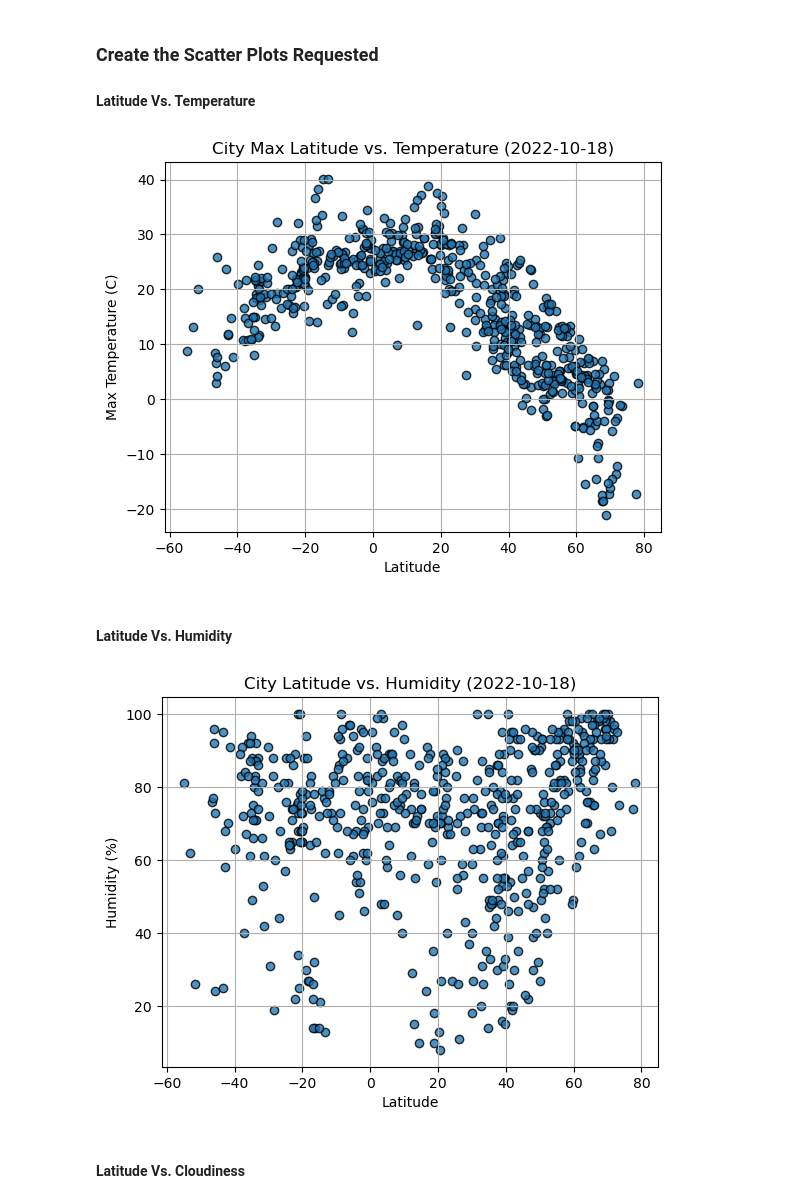
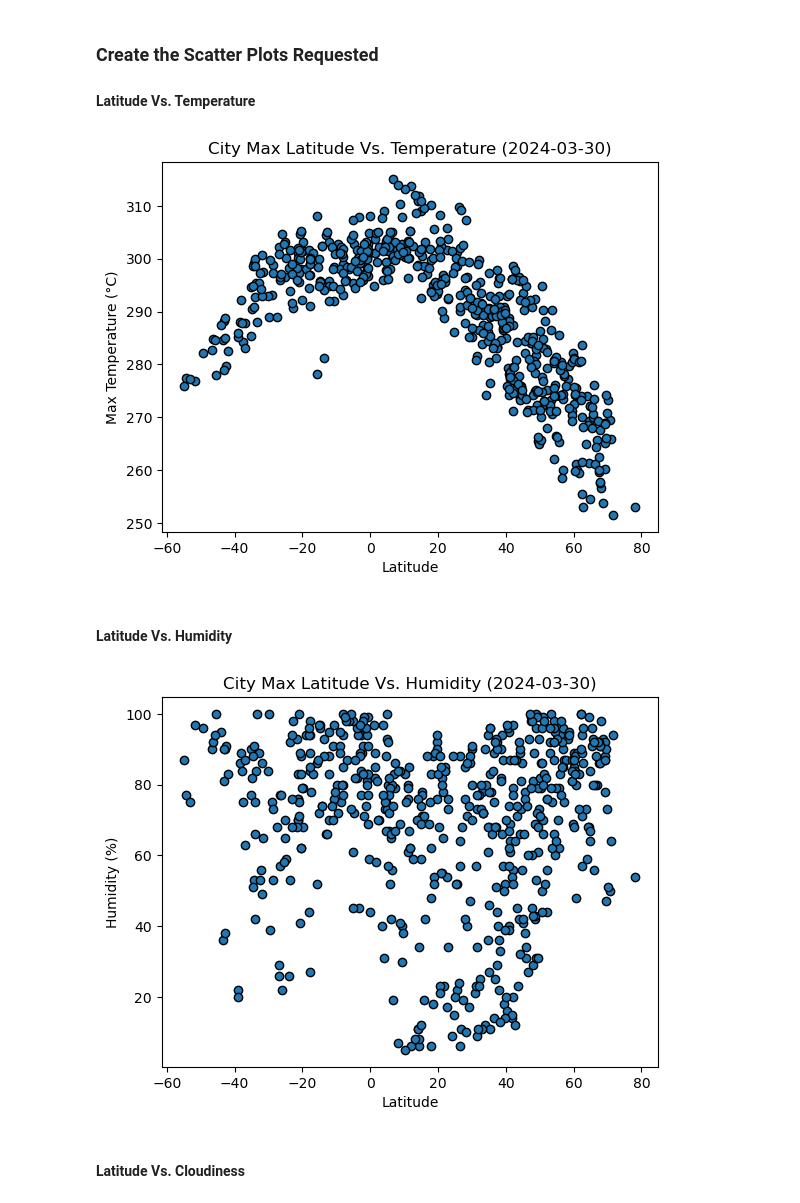
Before and after one commit to bburwinkel0721/Weather-Vacation-API-Challenge, a Jupyter notebook: python_api_challenge/WeatherPy.ipynb, the cells around one changed output. Saved outputs shown, nothing was run; the diff lists cells and outputs as text; code cells hidden in the pictures.

```diff
--- a/python_api_challenge/WeatherPy.ipynb
+++ b/python_api_challenge/WeatherPy.ipynb
@@ -189,10 +291,15 @@ city_data_df.head()
 #### Latitude Vs. Temperature
 # %%
 # Build scatter plot for latitude vs. temperature
-# YOUR CODE HERE
+x_axis = city_data_df['Lat']
+y_axis = city_data_df['Max Temp']
+fig, ax = plt.subplots()
+ax.scatter(x_axis, y_axis, edgecolors='black')
 
 # Incorporate the other graph properties
-# YOUR CODE HERE
+ax.set_xlabel('Latitude')
+ax.set_ylabel('Max Temperature (°C)')
+ax.set_title('City Max Latitude Vs. Temperature (2024-03-30)')
 
 # Save the figure
 plt.savefig("output_data/Fig1.png")
@@ -200,23 +307,28 @@ plt.savefig("output_data/Fig1.png")
 # Show plot
 plt.show()
 # %% [output]
-[figure, old version]
+[figure, new version]
 # %% [markdown]
 #### Latitude Vs. Humidity
 # %%
 # Build the scatter plots for latitude vs. humidity
-# YOUR CODE HERE
+x_axis = city_data_df['Lat']
+y_axis = city_data_df['Humidity']
+fig, ax = plt.subplots()
+ax.scatter(x_axis, y_axis, edgecolors='black')
 
 # Incorporate the other graph properties
-# YOUR CODE HERE
+ax.set_xlabel('Latitude')
+ax.set_ylabel('Humidity (%)')
+ax.set_title('City Max Latitude Vs. Humidity (2024-03-30)')
 
 # Save the figure
 plt.savefig("output_data/Fig2.png")
 
 # Show plot
 plt.show()
 # %% [output]
-[figure, old version]
+[figure, new version]
 # %% [markdown]
 #### Latitude Vs. Cloudiness
 # %%
```
Also changed, not shown: parts of 9 cells of this notebook, 7 other files.
